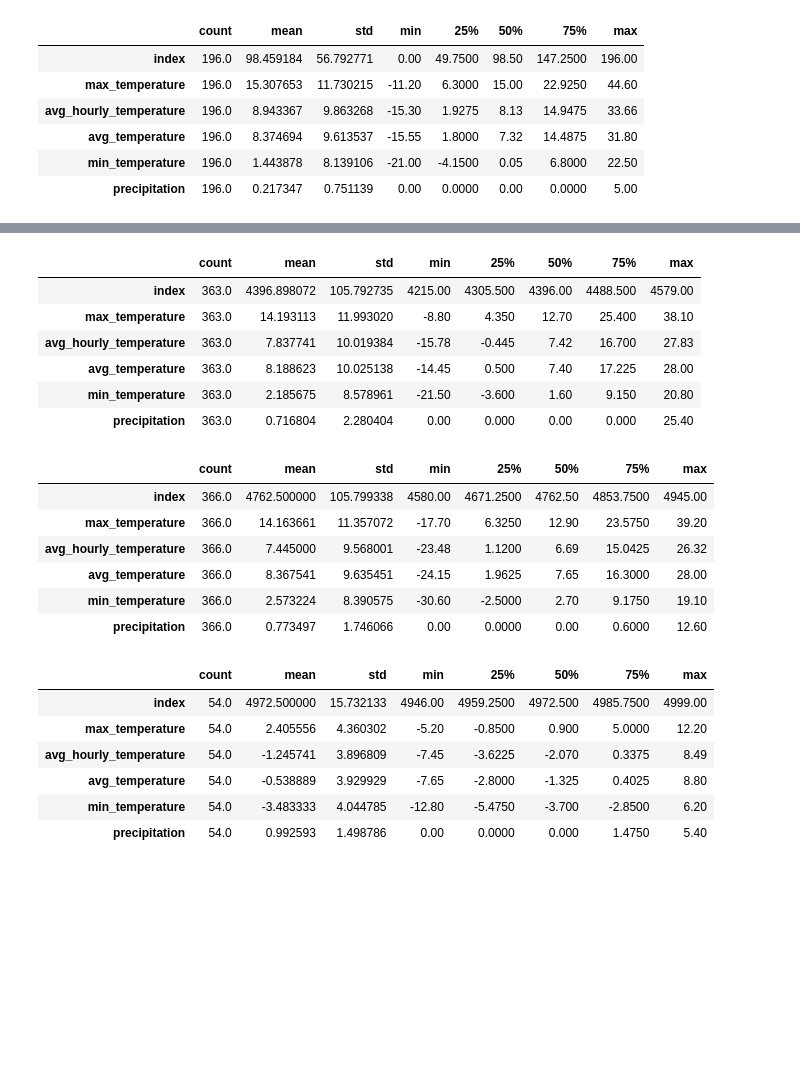
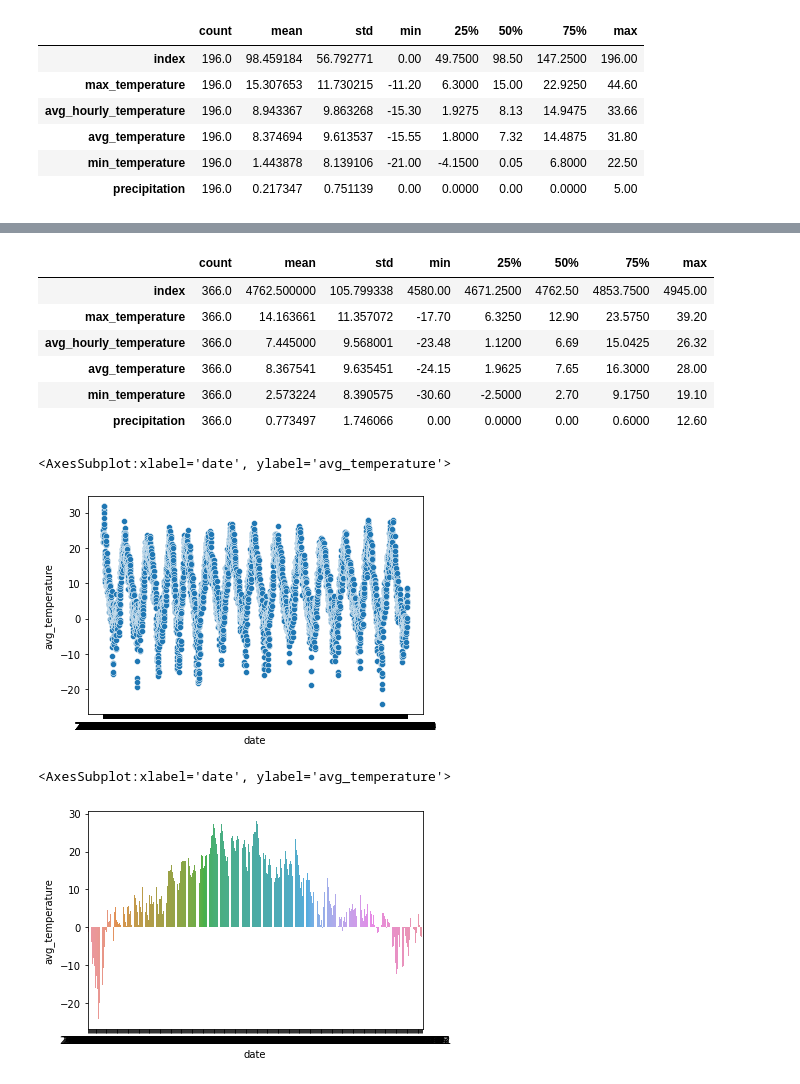
Before and after one commit to data301-2021-summer2/project-group38-project, a Jupyter notebook: analysis/Untitled.ipynb, the cells around one changed output, grey strips where cells are left out. Drawn from its saved outputs; the diff is of its cells as text; code cells hidden in the pictures; blank space fills up the shorter version.

Commit message:
working on tableau and seaborn data displays

```diff
--- a/analysis/Untitled.ipynb
+++ b/analysis/Untitled.ipynb
@@ -403,35 +316,22 @@ df2010.describe(include = np.number).T
-# %%
-df2009.describe(include = np.number).T
-# %% [output]
-|  | count | mean | std | min | 25% | 50% | 75% | max |
-| index | 363.0 | 4396.898072 | 105.792735 | 4215.00 | 4305.500 | 4396.00 | 4488.500 | 4579.00 |
-| max_temperature | 363.0 | 14.193113 | 11.993020 | -8.80 | 4.350 | 12.70 | 25.400 | 38.10 |
-| avg_hourly_temperature | 363.0 | 7.837741 | 10.019384 | -15.78 | -0.445 | 7.42 | 16.700 | 27.83 |
-| avg_temperature | 363.0 | 8.188623 | 10.025138 | -14.45 | 0.500 | 7.40 | 17.225 | 28.00 |
-| min_temperature | 363.0 | 2.185675 | 8.578961 | -21.50 | -3.600 | 1.60 | 9.150 | 20.80 |
-| precipitation | 363.0 | 0.716804 | 2.280404 | 0.00 | 0.000 | 0.00 | 0.000 | 25.40 |
-# %%
-df2008.describe(include = np.number).T
-# %% [output]
-|  | count | mean | std | min | 25% | 50% | 75% | max |
-| index | 366.0 | 4762.500000 | 105.799338 | 4580.00 | 4671.2500 | 4762.50 | 4853.7500 | 4945.00 |
-| max_temperature | 366.0 | 14.163661 | 11.357072 | -17.70 | 6.3250 | 12.90 | 23.5750 | 39.20 |
-| avg_hourly_temperature | 366.0 | 7.445000 | 9.568001 | -23.48 | 1.1200 | 6.69 | 15.0425 | 26.32 |
-| avg_temperature | 366.0 | 8.367541 | 9.635451 | -24.15 | 1.9625 | 7.65 | 16.3000 | 28.00 |
-| min_temperature | 366.0 | 2.573224 | 8.390575 | -30.60 | -2.5000 | 2.70 | 9.1750 | 19.10 |
-| precipitation | 366.0 | 0.773497 | 1.746066 | 0.00 | 0.0000 | 0.00 | 0.6000 | 12.60 |
 # %%
-df2007.describe(include = np.number).T
+df2008.describe(include = np.number).T
 # %% [output]
 |  | count | mean | std | min | 25% | 50% | 75% | max |
-| index | 54.0 | 4972.500000 | 15.732133 | 4946.00 | 4959.2500 | 4972.500 | 4985.7500 | 4999.00 |
-| max_temperature | 54.0 | 2.405556 | 4.360302 | -5.20 | -0.8500 | 0.900 | 5.0000 | 12.20 |
-| avg_hourly_temperature | 54.0 | -1.245741 | 3.896809 | -7.45 | -3.6225 | -2.070 | 0.3375 | 8.49 |
-| avg_temperature | 54.0 | -0.538889 | 3.929929 | -7.65 | -2.8000 | -1.325 | 0.4025 | 8.80 |
-| min_temperature | 54.0 | -3.483333 | 4.044785 | -12.80 | -5.4750 | -3.700 | -2.8500 | 6.20 |
-| precipitation | 54.0 | 0.992593 | 1.498786 | 0.00 | 0.0000 | 0.000 | 1.4750 | 5.40 |
+| index | 366.0 | 4762.500000 | 105.799338 | 4580.00 | 4671.2500 | 4762.50 | 4853.7500 | 4945.00 |
+| max_temperature | 366.0 | 14.163661 | 11.357072 | -17.70 | 6.3250 | 12.90 | 23.5750 | 39.20 |
+| avg_hourly_temperature | 366.0 | 7.445000 | 9.568001 | -23.48 | 1.1200 | 6.69 | 15.0425 | 26.32 |
+| avg_temperature | 366.0 | 8.367541 | 9.635451 | -24.15 | 1.9625 | 7.65 | 16.3000 | 28.00 |
+| min_temperature | 366.0 | 2.573224 | 8.390575 | -30.60 | -2.5000 | 2.70 | 9.1750 | 19.10 |
+| precipitation | 366.0 | 0.773497 | 1.746066 | 0.00 | 0.0000 | 0.00 | 0.6000 | 12.60 |
 # %%
 ## GRAPHS
 #Here we will be using histograms to identify seasonal climate changes.
 #In Kelowna, temperatures typically peak in August and are their lowest in December so we will be analyzing these months to get an idea of what overall changes have been.
+# %%
+%matplotlib inline
+sc = sns.scatterplot(data= df1, x="date", y="avg_temperature")
+sc
+# %% [output]
+<AxesSubplot:xlabel='date', ylabel='avg_temperature'>
+[figure, added]
 # %%
@@ -438,0 +341,7 @@ As seen in the plot on line 151, average temperatures appear to remain relativel
+# %%
+%matplotlib inline
+bp2008 = sns.barplot(x= df2008["date"], y= df2008["avg_temperature"], data= df2008, label="2007 Average Teperatures")
+bp2008
+# %% [output]
+<AxesSubplot:xlabel='date', ylabel='avg_temperature'>
+[figure, added]
```
Also changed, not shown: parts of 23 cells of this notebook, 2 other files.
